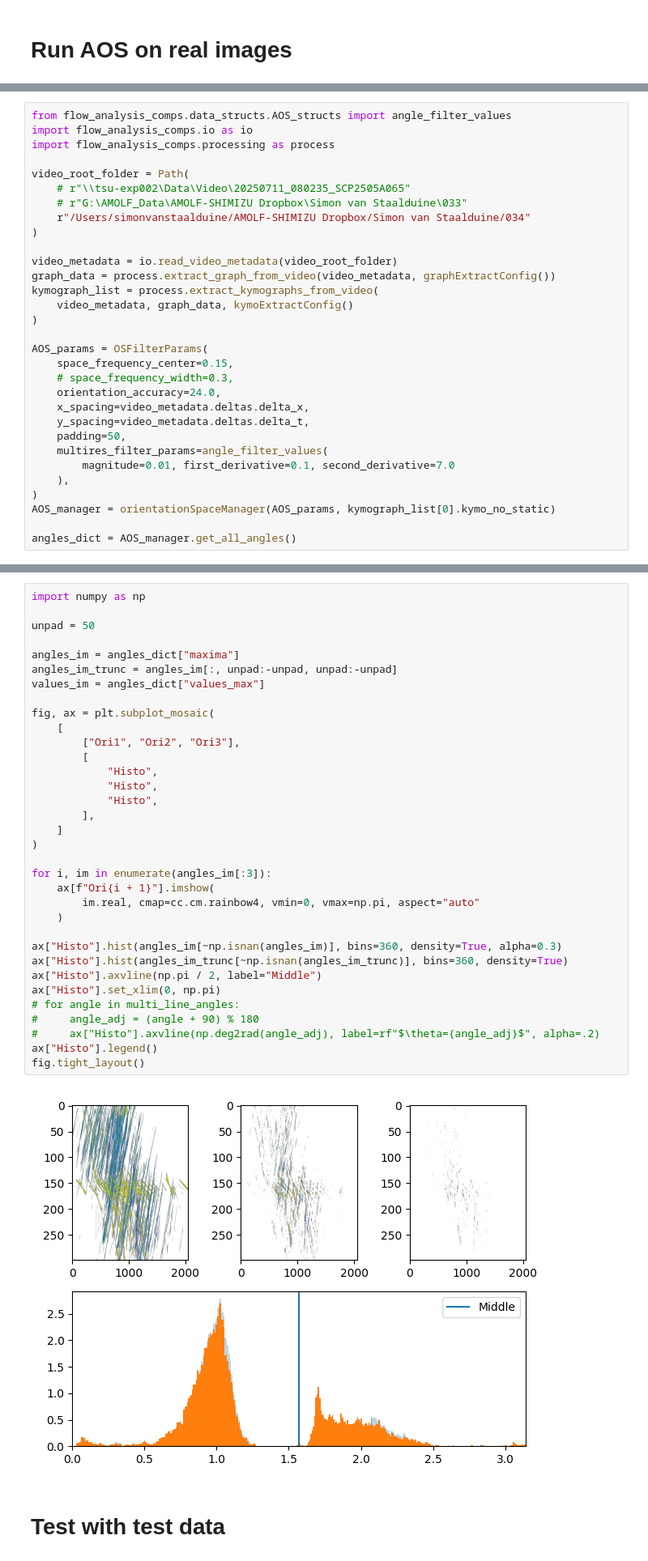
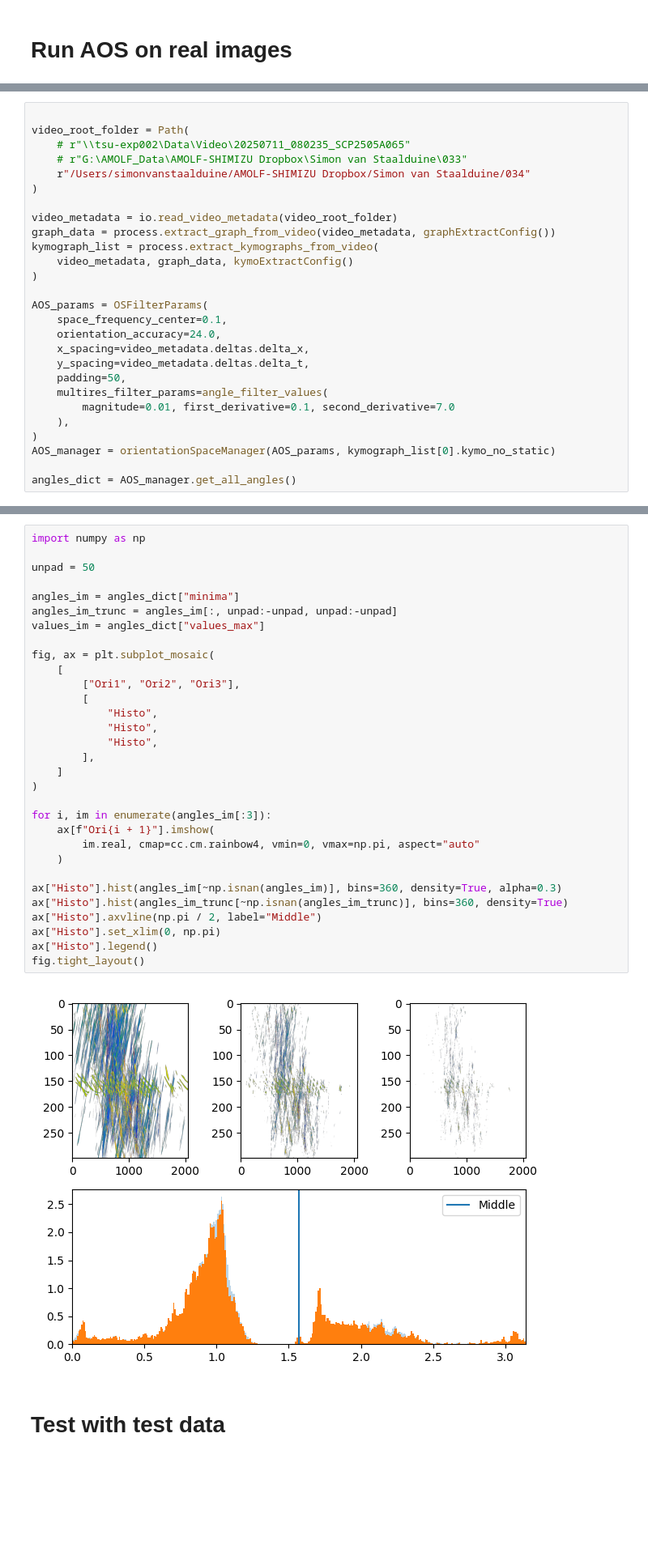
Before and after one commit to Staalduine/flow_analysis_comps, a Jupyter notebook: notebooks/run_AOS.ipynb, the cells around one changed output, grey strips where cells are left out. Shown at 81% size. Saved outputs shown, nothing was run; the diff lists cells and outputs as text; blank space fills up the shorter version.

```diff
--- a/notebooks/run_AOS.ipynb
+++ b/notebooks/run_AOS.ipynb
@@ -24,9 +22,6 @@ import colorcet as cc
 %load_ext autoreload
 %autoreload 2
 # %%
-from flow_analysis_comps.data_structs.AOS_structs import angle_filter_values
-import flow_analysis_comps.io as io
-import flow_analysis_comps.processing as process
 
 video_root_folder = Path(
     # r"\\tsu-exp002\Data\Video\20250711_080235_SCP2505A065"
@@ -41,8 +36,7 @@ kymograph_list = process.extract_kymographs_from_video(
 )
 
 AOS_params = OSFilterParams(
-    space_frequency_center=0.15,
-    # space_frequency_width=0.3,
+    space_frequency_center=0.1,
     orientation_accuracy=24.0,
     x_spacing=video_metadata.deltas.delta_x,
     y_spacing=video_metadata.deltas.delta_t,
@@ -60,38 +54,35 @@ angles_dict = AOS_manager.get_all_angles()
 import numpy as np
 
 unpad = 50
 
-angles_im = angles_dict["maxima"]
+angles_im = angles_dict["minima"]
 angles_im_trunc = angles_im[:, unpad:-unpad, unpad:-unpad]
 values_im = angles_dict["values_max"]
 
 fig, ax = plt.subplot_mosaic(
     [
         ["Ori1", "Ori2", "Ori3"],
         [
             "Histo",
             "Histo",
             "Histo",
         ],
     ]
 )
 
 for i, im in enumerate(angles_im[:3]):
     ax[f"Ori{i + 1}"].imshow(
         im.real, cmap=cc.cm.rainbow4, vmin=0, vmax=np.pi, aspect="auto"
     )
 
 ax["Histo"].hist(angles_im[~np.isnan(angles_im)], bins=360, density=True, alpha=0.3)
 ax["Histo"].hist(angles_im_trunc[~np.isnan(angles_im_trunc)], bins=360, density=True)
 ax["Histo"].axvline(np.pi / 2, label="Middle")
 ax["Histo"].set_xlim(0, np.pi)
-# for angle in multi_line_angles:
-#     angle_adj = (angle + 90) % 180
-#     ax["Histo"].axvline(np.deg2rad(angle_adj), label=rf"$\theta={angle_adj}$", alpha=.2)
 ax["Histo"].legend()
 fig.tight_layout()
 # %% [output]
-[figure, old version]
+[figure, new version]
 # %% [markdown]
 # Test with test data
 # %%
```
Also changed, not shown: parts of 6 cells of this notebook, 11 other files.
